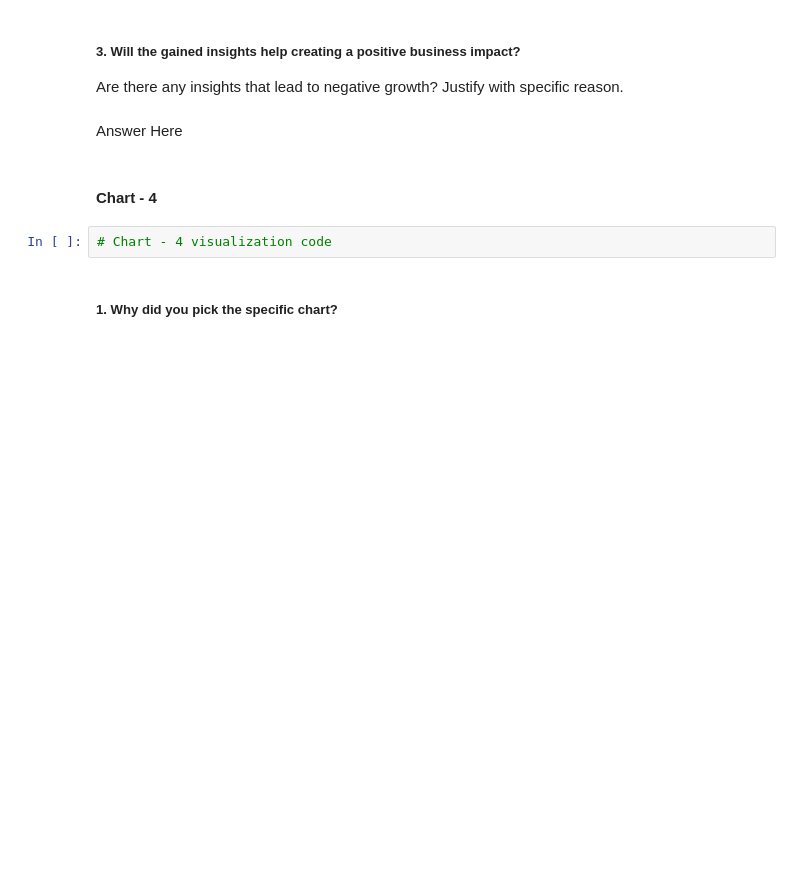
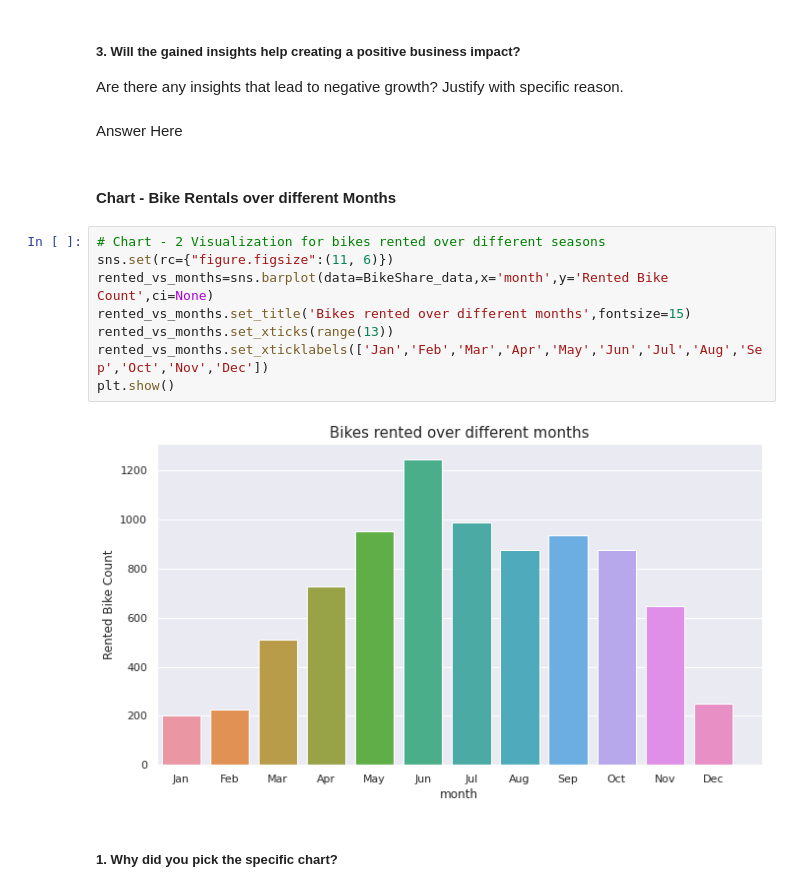
Before and after one commit to srkpriyanka95/Bike-Sharing-Demand-Prediction-, a Jupyter notebook: Bike_Sharing_Demand_Prediction.ipynb, the cells around one changed output. Drawn from its saved outputs; the diff is of its cells as text; blank space fills up the shorter version.

```diff
--- a/Bike_Sharing_Demand_Prediction.ipynb
+++ b/Bike_Sharing_Demand_Prediction.ipynb
@@ -213,10 +417,18 @@ Answer Here
 Are there any insights that lead to negative growth? Justify with specific reason.
 # %% [markdown]
 Answer Here
-# %% [markdown]
-#### Chart - 4
-# %%
-# Chart - 4 visualization code
+# %% [markdown]
+#### **Chart - Bike Rentals over different Months**
+# %%
+# Chart - 2 Visualization for bikes rented over different seasons
+sns.set(rc={"figure.figsize":(11, 6)})
+rented_vs_months=sns.barplot(data=BikeShare_data,x='month',y='Rented Bike Count',ci=None)
+rented_vs_months.set_title('Bikes rented over different months',fontsize=15)
+rented_vs_months.set_xticks(range(13))
+rented_vs_months.set_xticklabels(['Jan','Feb','Mar','Apr','May','Jun','Jul','Aug','Sep','Oct','Nov','Dec'])
+plt.show()
+# %% [output]
+[figure, added]
 # %% [markdown]
 ##### 1. Why did you pick the specific chart?
 # %% [markdown]
```
Also changed, not shown: parts of 69 cells of this notebook.
